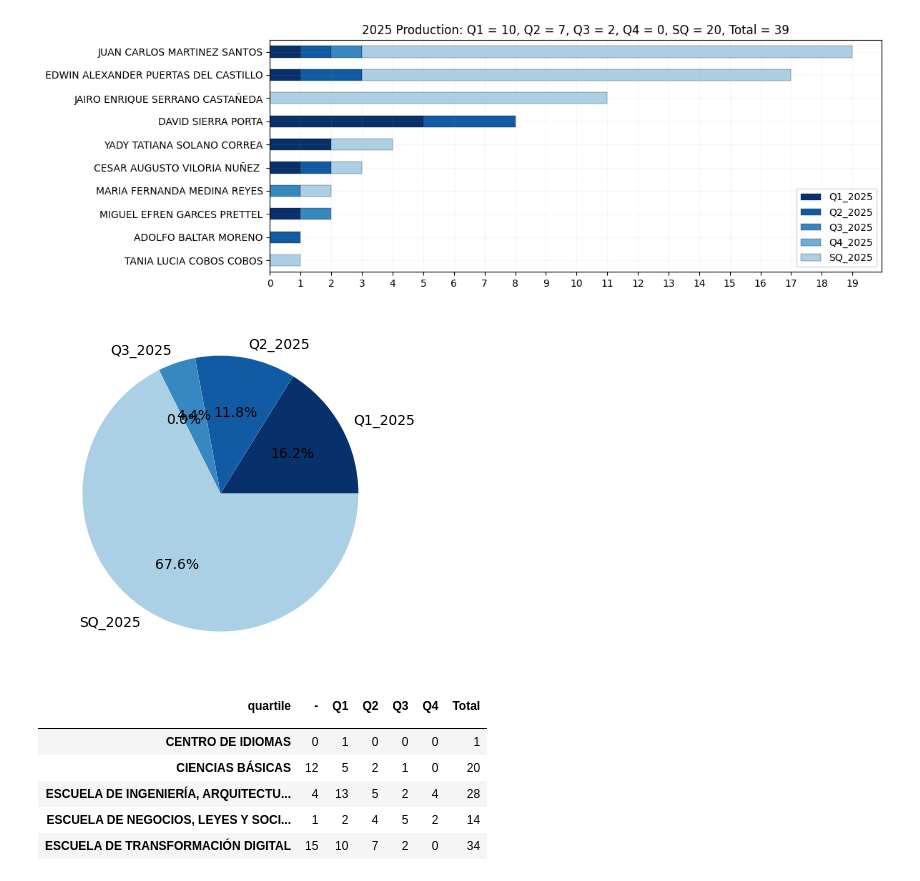
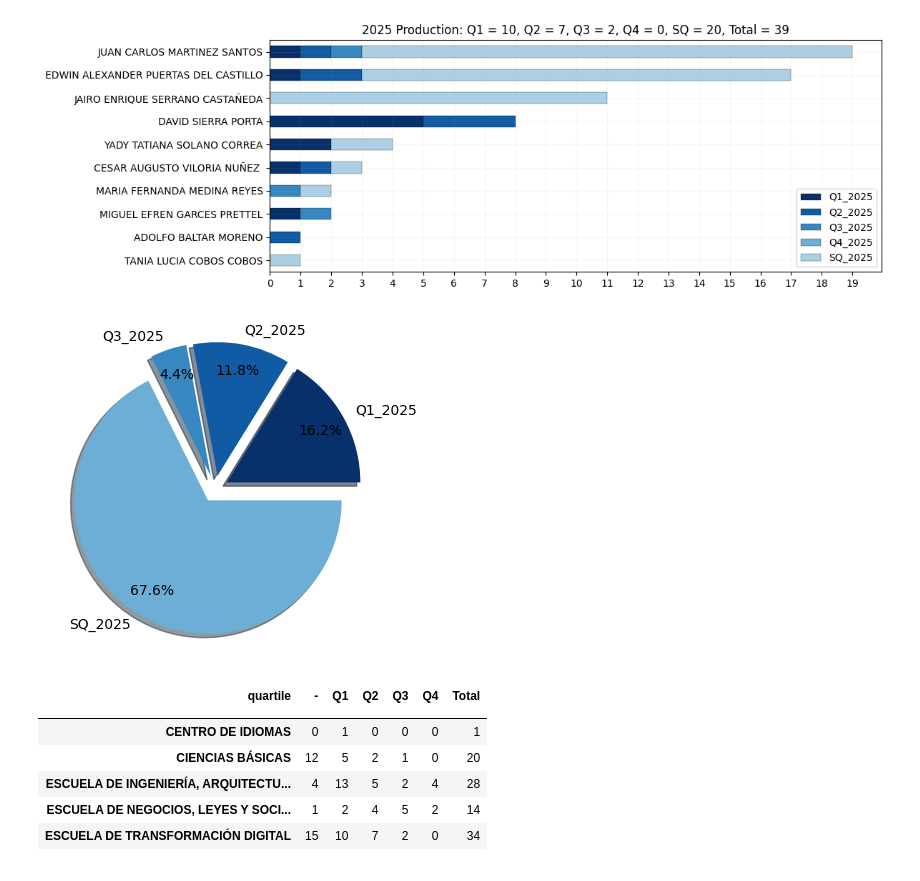
Before and after one commit to sierraporta/Scopus-Metrics-UTB, a Jupyter notebook: Script_Scopus_Investigaciones2.ipynb, the cells around one changed output. Cells and saved outputs as stored; diff of their text form; code cells hidden in the pictures.

```diff
--- a/Script_Scopus_Investigaciones2.ipynb
+++ b/Script_Scopus_Investigaciones2.ipynb
@@ -345,16 +345,21 @@ plt.savefig("ETD1.png",dpi=300,bbox_inches='tight')
 # %% [output]
 [figure]
 # %%
-dat_ETD[["Q1_2025","Q2_2025","Q3_2025","Q4_2025","SQ_2025"]].T.sum(axis=1).plot.pie(autopct='%1.1f%%',
-                                                                                    figsize=(4,4),
-                                                                                    explode=(0.,0.0,0.0,0.0,0.),
-                                                                                   colors=colors,
-                                                                                   shadow=False)
+a=dat_ETD[["Q1_2025","Q2_2025","Q3_2025","Q4_2025","SQ_2025"]].\
+    drop(columns=[c for c in ["Q1_2025","Q2_2025","Q3_2025","Q4_2025","SQ_2025"] if dat_ETD[c].sum()==0])
+a.T.sum(axis=1).plot.pie(autopct='%1.1f%%',
+                         figsize=(4,4),
+                         explode=[0.1 for i in range(len(a.columns))],
+                         pctdistance=0.8,
+                         wedgeprops={'linewidth': 1},
+                         colors=colors,
+                         textprops={'color': 'k', 'fontweight': None},
+                         shadow=True)
 plt.tight_layout()
-plt.savefig("ETD2.png",dpi=300,bbox_inches='tight')
+plt.savefig("ETD2.png",dpi=170,bbox_inches='tight')
 plt.show()
 # %% [output]
-[figure, old version]
+[figure, new version]
 # %%
 summ2=pd.crosstab(data2[data2["year"]==2025].drop_duplicates(subset="publication")[["quartile","ESCUELA"]].reset_index()["ESCUELA"],
                        data2[data2["year"]==2025].drop_duplicates(subset="publication")[["quartile","ESCUELA"]].reset_index()["quartile"])
```
Also changed, not shown: 3 other files.
